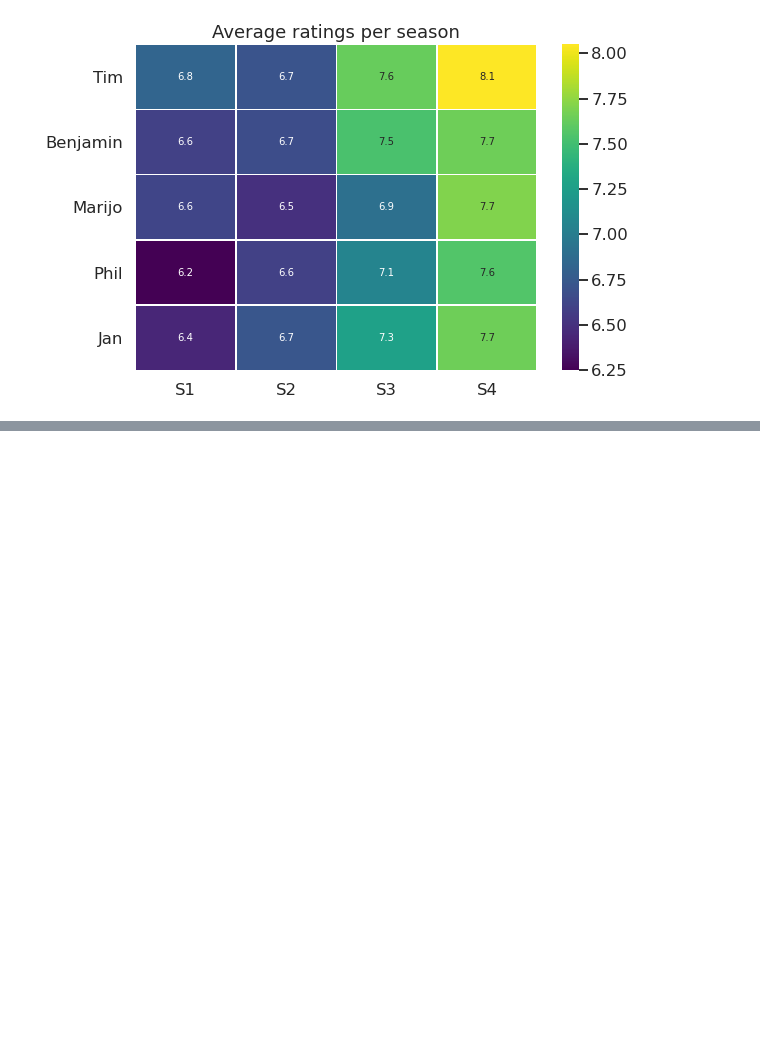
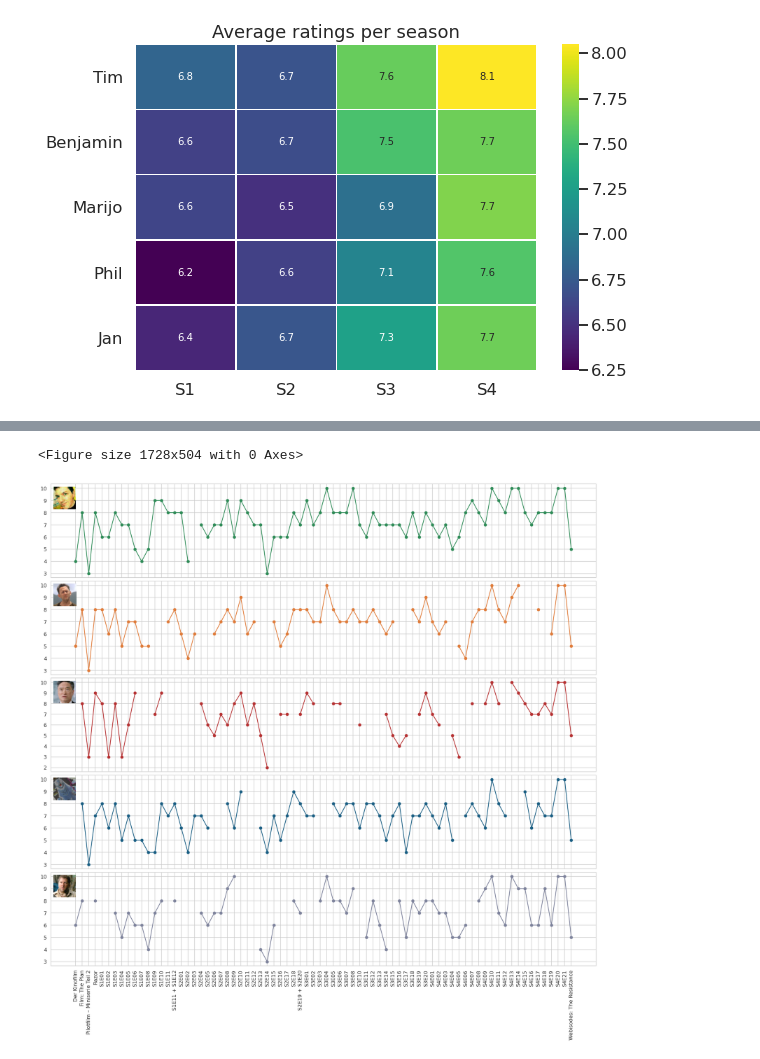
Before and after one commit to Japhiolite/podcast-stuff, a Jupyter notebook: notebooks/Auswertung_Zylonensender.ipynb, the cells around one changed output, grey strips where cells are left out. Drawn from its saved outputs; the diff is of its cells as text; code cells hidden in the pictures; blank space fills up the shorter version.

Commit message:
update auswertung and structured csv data

```diff
--- a/notebooks/Auswertung_Zylonensender.ipynb
+++ b/notebooks/Auswertung_Zylonensender.ipynb
@@ -148,0 +152,20 @@ So it looks like the series got a lot of traction between season 2 and season 3,
+# %%
+# re-structure the dataframe to have each podcaster as a column, episodes as index and rating as value.
+episodes = np.sort(data.Episode.unique())
+data_structured = pd.DataFrame(columns=podcasters, index=episodes)
+data_structured['Summe'] = np.nan
+data_structured['Mittelwert'] = np.nan
+data_structured['Folgentitel'] = ""
+# %%
+tim = data.query('Sprecher=="Tim"').sort_values(by=['Episode'])
+tim = tim.set_index(tim['Episode'])
+
+data_structured['Folgentitel'] = tim['Folgentitel']
+# %%
+for i in podcasters:
+    podc = data.query(f"Sprecher=='{i}'").sort_values(by=['Episode'])
+    podc = podc.set_index(podc['Episode'])
+    data_structured[i] = podc['Wertung']
+    data_structured
+data_structured['Summe'] = data_structured[podcasters].sum(axis=1)
+data_structured['Mittelwert'] = data_structured[podcasters].mean(axis=1)
@@ -148,0 +192,19 @@ So it looks like the series got a lot of traction between season 2 and season 3,
+# %%
+x = np.arange(76)
+x_rep = data_structured.index
+
+figure = plt.figure(figsize=[24,7])
+
+fig, axs = plt.subplots(5,1, figsize=[25,25], sharex=True)
+for ax, name in zip(axs.flatten(), podcasters):
+    m = 'o-'
+    ax.plot(x, data_structured[name], m, c=colors[name])
+    # add some images
+    im = plt.imread(imgs[name])
+    place_image(im, loc=2, ax=ax, pad=0, zoom=2)
+plt.sca(axs[4])
+plt.xticks(x, x_rep, rotation='vertical');
+plt.tight_layout()
+# %% [output]
+<Figure size 1728x504 with 0 Axes>
+[figure, added]
```
Also changed, not shown: parts of 14 cells of this notebook, 4 other files.
